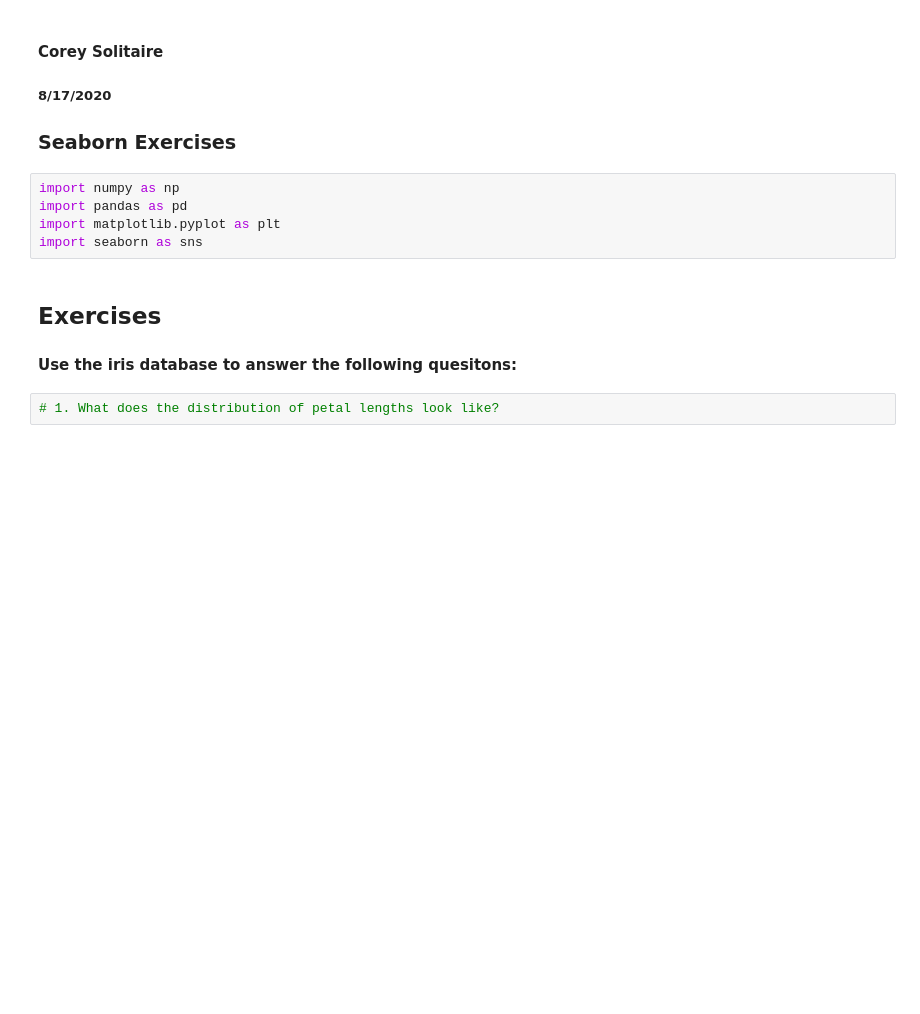
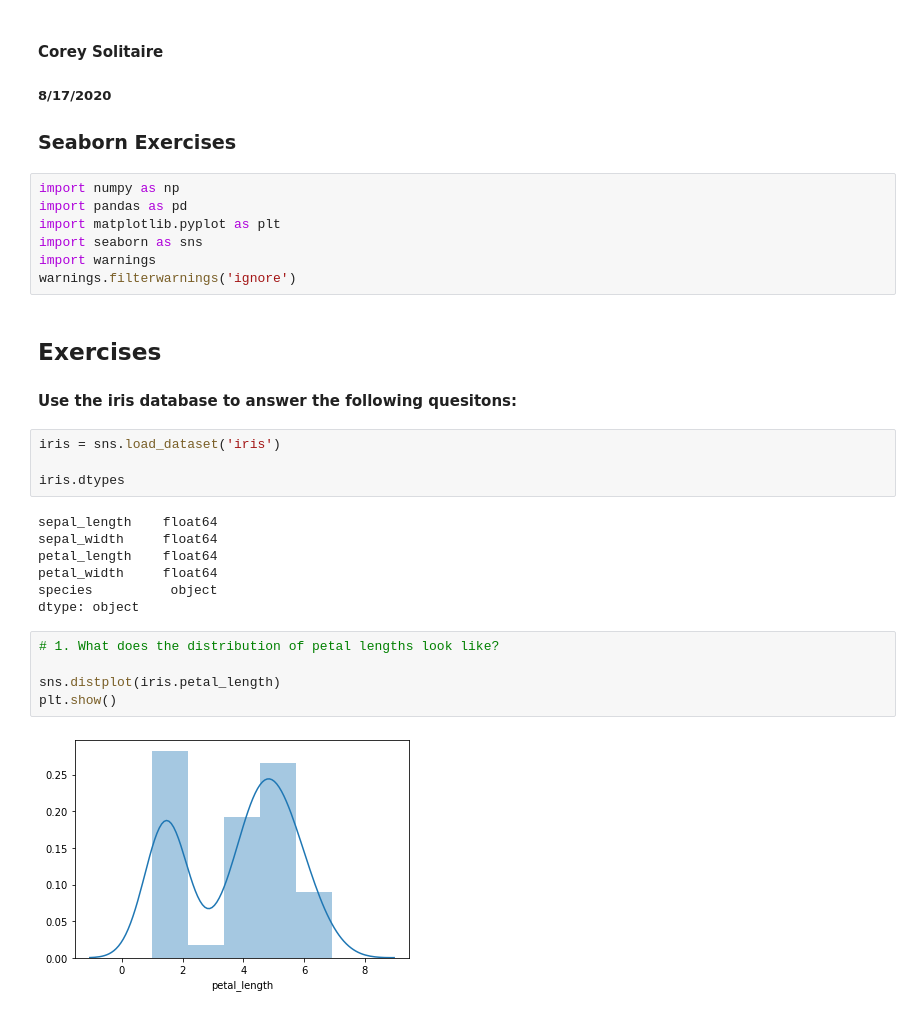
Before and after one commit to CSolitaire/numpy-pandas-visualization-exercises, a Jupyter notebook: seaborn_exercises.ipynb, the cells around one changed output. Saved outputs shown, nothing was run; the diff lists cells and outputs as text; blank space fills up the shorter version.

```diff
--- a/seaborn_exercises.ipynb
+++ b/seaborn_exercises.ipynb
@@ -8,9 +8,27 @@ import numpy as np
 import pandas as pd
 import matplotlib.pyplot as plt
 import seaborn as sns
+import warnings
+warnings.filterwarnings('ignore')
 # %% [markdown]
 ## Exercises
 
 #### Use the iris database to answer the following quesitons:
+# %%
+iris = sns.load_dataset('iris')
+
+iris.dtypes
+# %% [output]
+sepal_length    float64
+sepal_width     float64
+petal_length    float64
+petal_width     float64
+species          object
+dtype: object
 # %%
 # 1. What does the distribution of petal lengths look like?
+
+sns.distplot(iris.petal_length)
+plt.show()
+# %% [output]
+[figure, added]
```
Also changed, not shown: parts of 21 cells of this notebook.
